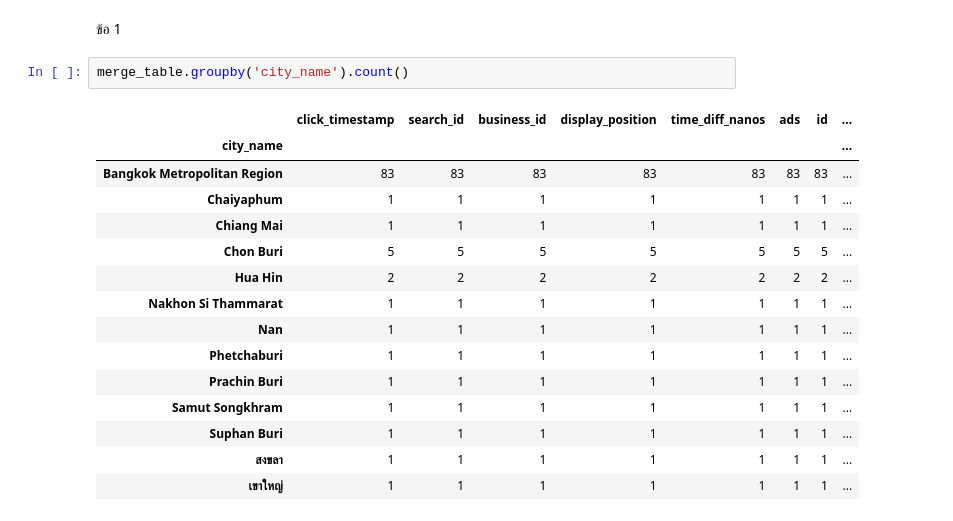
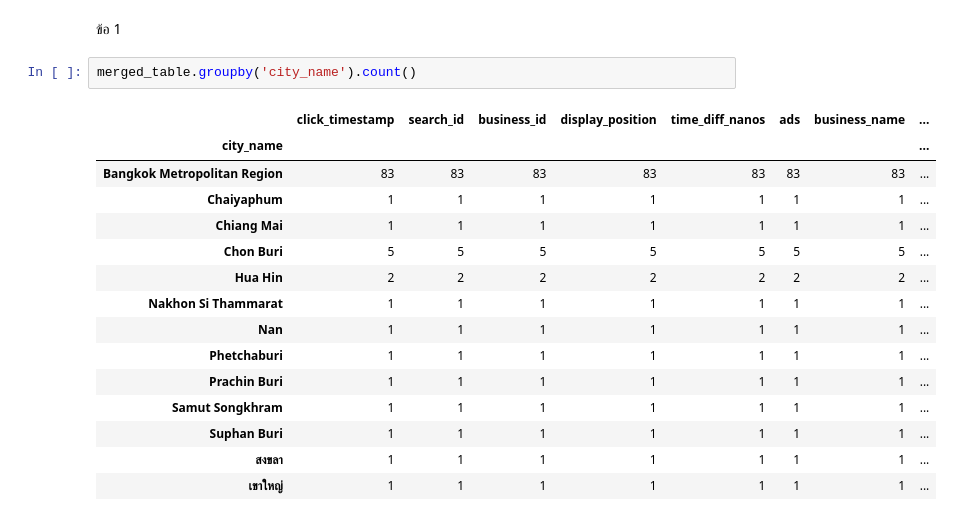
Before and after one commit to SupidchayaTangkidwanich/DWDM21, a Jupyter notebook: Data_Preprocessing(Chapter_3).ipynb, the cells around one changed output. Drawn from its saved outputs; the diff is of its cells as text.

```diff
--- a/Data_Preprocessing(Chapter_3).ipynb
+++ b/Data_Preprocessing(Chapter_3).ipynb
@@ -1458,9 +1458,9 @@ data_cases2.dropna(subset=['age']).groupby('province_of_onset').mean().sort_valu
 # %% [markdown]
 ข้อ 1
 # %%
-merge_table.groupby('city_name').count()
+merged_table.groupby('city_name').count()
 # %% [output]
-|  | click_timestamp | search_id | business_id | display_position | time_diff_nanos | ads | id | ... |
+|  | click_timestamp | search_id | business_id | display_position | time_diff_nanos | ads | business_name | ... |
 | city_name |  |  |  |  |  |  |  | ... |
 | Bangkok Metropolitan Region | 83 | 83 | 83 | 83 | 83 | 83 | 83 | ... |
 | Chaiyaphum | 1 | 1 | 1 | 1 | 1 | 1 | 1 | ... |
```
Also changed, not shown: parts of 18 cells of this notebook.
